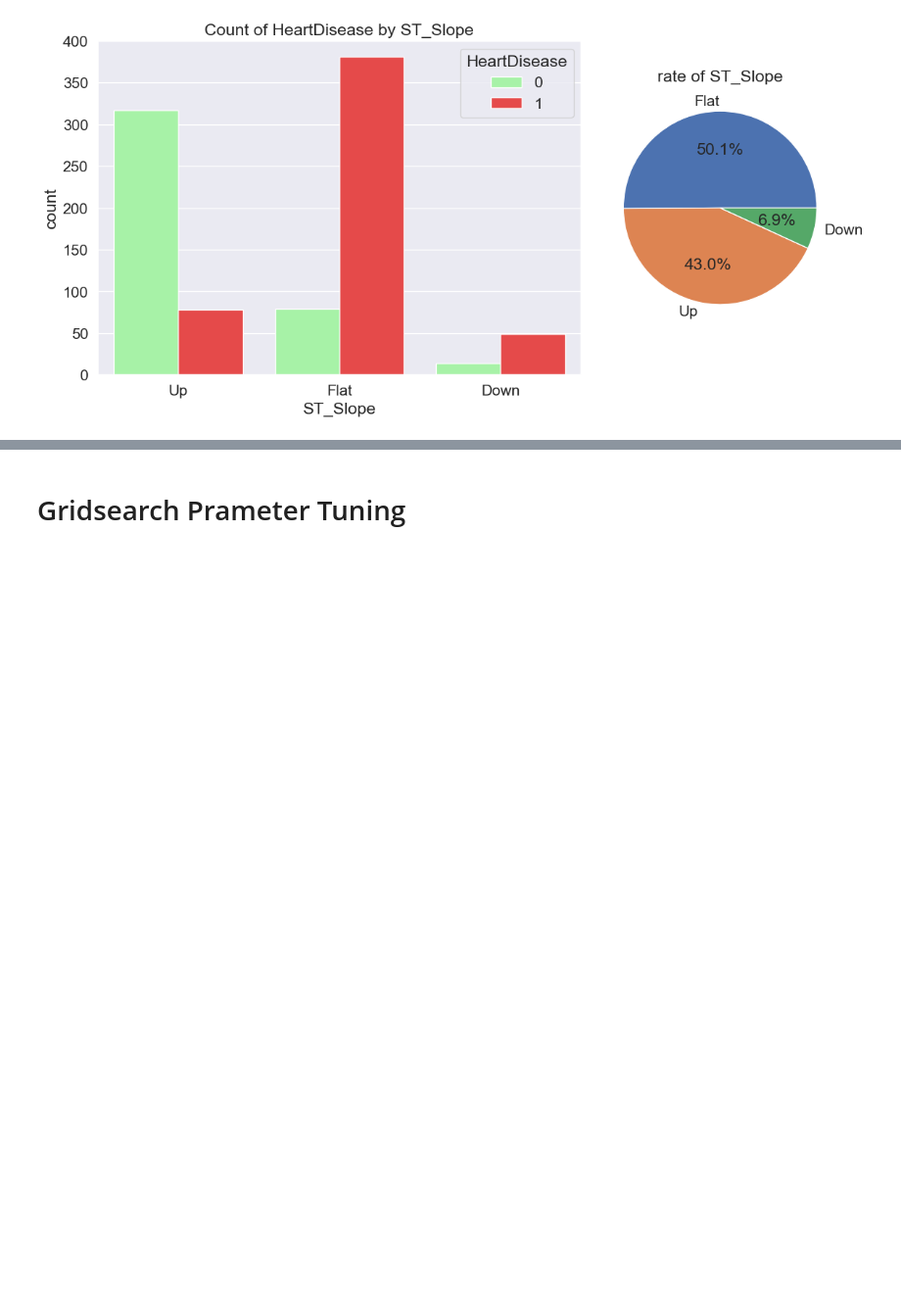
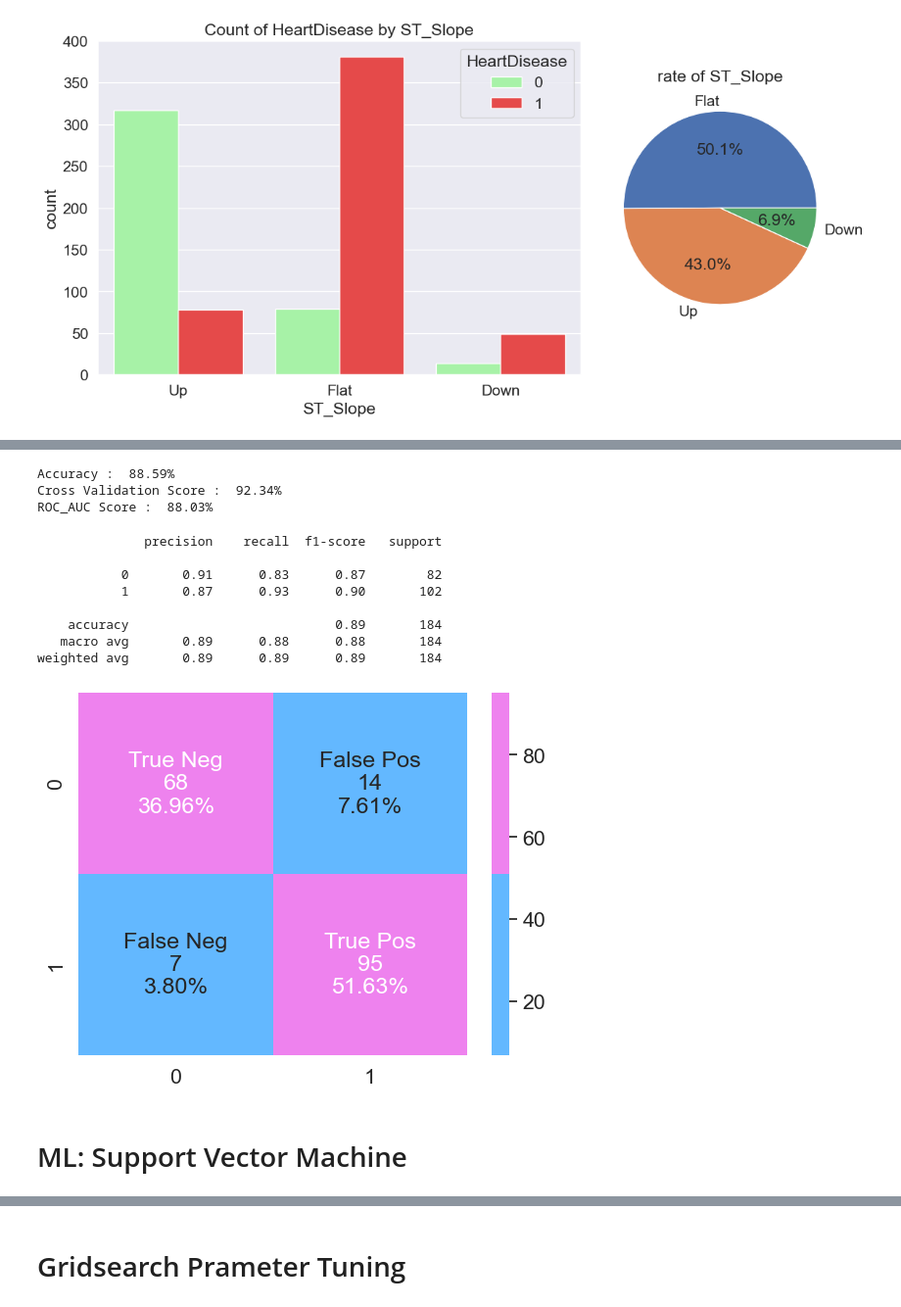
Before and after one commit to michatsoy/data_exploration, a Jupyter notebook: analysis.ipynb, the cells around one changed output, grey strips where cells are left out. Shown at 98% size. Drawn from its saved outputs; the diff is of its cells as text; code cells hidden in the pictures; blank space fills up the shorter version.

```diff
--- a/analysis.ipynb
+++ b/analysis.ipynb
@@ -377,0 +375,21 @@ weighted avg       0.84      0.84      0.84       276
+# %%
+classifier_lr = LogisticRegression(max_iter=10000)
+model(classifier_lr)
+# %% [output]
+Accuracy :  88.59%
+Cross Validation Score :  92.34%
+ROC_AUC Score :  88.03%
+# %%
+model_evaluation(classifier_lr)
+# %% [output]
+              precision    recall  f1-score   support
+
+           0       0.91      0.83      0.87        82
+           1       0.87      0.93      0.90       102
+
+    accuracy                           0.89       184
+   macro avg       0.89      0.88      0.88       184
+weighted avg       0.89      0.89      0.89       184
+[figure, added]
+# %% [markdown]
+# ML: Support Vector Machine
```
Also changed, not shown: parts of 28 cells of this notebook.
